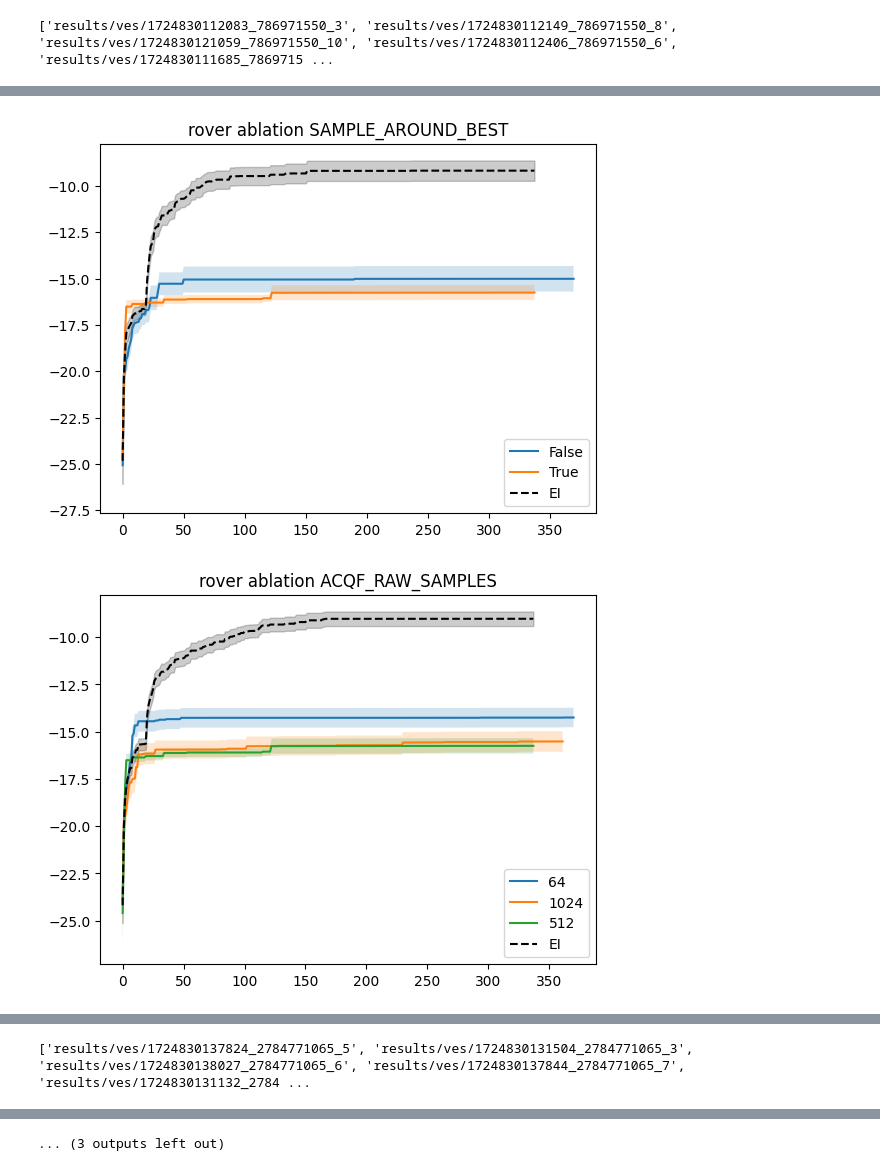
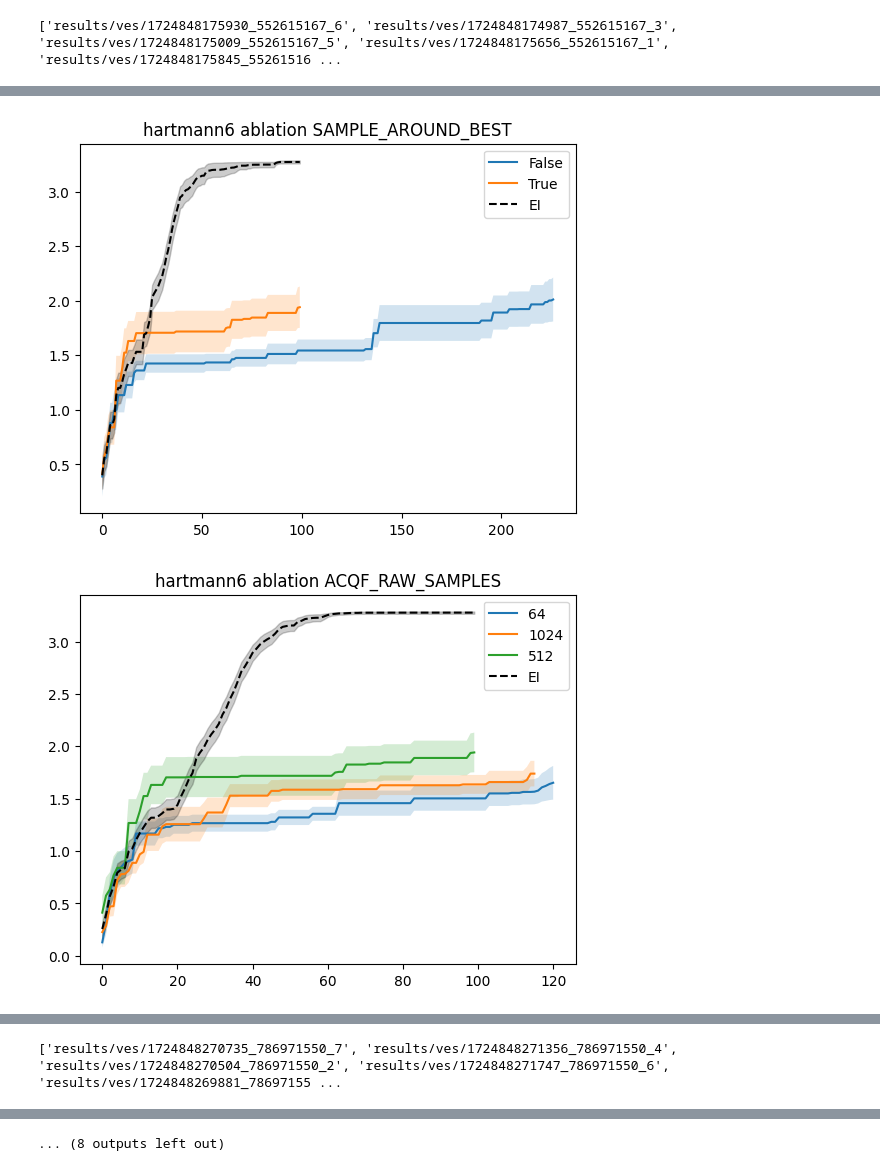
Before and after one commit to NUOJIN/variational-entropy-search, a Jupyter notebook: results.ipynb, the cells around one changed output, grey strips where cells are left out. Saved outputs shown, nothing was run; the diff lists cells and outputs as text; code cells hidden in the pictures.

Commit message:
updated results and container

```diff
--- a/results.ipynb
+++ b/results.ipynb
@@ -5,7 +5,7 @@ import json
 import numpy as np
 from matplotlib import pyplot as plt
 # %%
-benchmarks = ['hartmann6', 'rover', 'mopta08']
+benchmarks = ['branin2','hartmann6', 'rover', 'mopta08']
 
 run_dirs = glob.glob('results/ves/*')
 
@@ -35,6 +35,8 @@ for benchmark in benchmarks:
     for h in ablation_hashes:
         dirs = [d for d in ablation_dirs if int(d.split('/')[-1].split('_')[1]) == h]
         ves_y = [np.maximum.accumulate(np.load(f'{d}/train_y_ves.npy')) for d in dirs]
+        if len(ves_y) == 0:
+            continue
         min_len = min([len(y) for y in ves_y])
         ves_y = [y[:min_len] for y in ves_y]
         ves_y = np.stack(ves_y).squeeze(-1)
@@ -64,6 +66,8 @@ for benchmark in benchmarks:
     for h in ablation_hashes:
         dirs = [d for d in ablation_dirs if int(d.split('/')[-1].split('_')[1]) == h]
         ves_y = [np.maximum.accumulate(np.load(f'{d}/train_y_ves.npy')) for d in dirs]
+        if len(ves_y) == 0:
+            continue
         min_len = min([len(y) for y in ves_y])
         ves_y = [y[:min_len] for y in ves_y]
         ves_y = np.stack(ves_y).squeeze(-1)
@@ -93,6 +97,8 @@ for benchmark in benchmarks:
     for h in ablation_hashes:
         dirs = [d for d in ablation_dirs if int(d.split('/')[-1].split('_')[1]) == h]
         ves_y = [np.maximum.accumulate(np.load(f'{d}/train_y_ves.npy')) for d in dirs]
+        if len(ves_y) == 0:
+            continue
         min_len = min([len(y) for y in ves_y])
         ves_y = [y[:min_len] for y in ves_y]
         ves_y = np.stack(ves_y).squeeze(-1)
@@ -122,6 +128,8 @@ for benchmark in benchmarks:
     for h in ablation_hashes:
         dirs = [d for d in ablation_dirs if int(d.split('/')[-1].split('_')[1]) == h]
         ves_y = [np.maximum.accumulate(np.load(f'{d}/train_y_ves.npy')) for d in dirs]
+        if len(ves_y) == 0:
+            continue
         min_len = min([len(y) for y in ves_y])
         ves_y = [y[:min_len] for y in ves_y]
         ves_y = np.stack(ves_y).squeeze(-1)
@@ -150 +158 @@ for benchmark in benchmarks:
-['results/ves/1724830112083_786971550_3', 'results/ves/1724830112149_786971550_8', 'results/ves/1724830121059_786971550_10', 'results/ves/1724830112406_786971550_6', 'results/ves/1724830111685_7869715 ...
+['results/ves/1724848175930_552615167_6', 'results/ves/1724848174987_552615167_3', 'results/ves/1724848175009_552615167_5', 'results/ves/1724848175656_552615167_1', 'results/ves/1724848175845_55261516 ...
@@ -152,2 +160,2 @@ for benchmark in benchmarks:
-[figure, old version]
+[figure, new version]
-[figure, old version]
+[figure, new version]
@@ -155 +163 @@ for benchmark in benchmarks:
-['results/ves/1724830137824_2784771065_5', 'results/ves/1724830131504_2784771065_3', 'results/ves/1724830138027_2784771065_6', 'results/ves/1724830137844_2784771065_7', 'results/ves/1724830131132_2784 ...
+['results/ves/1724848270735_786971550_7', 'results/ves/1724848271356_786971550_4', 'results/ves/1724848270504_786971550_2', 'results/ves/1724848271747_786971550_6', 'results/ves/1724848269881_78697155 ...
@@ -157 +165 @@ for benchmark in benchmarks:
-... (3 outputs left out)
+... (8 outputs left out)
```
Also changed, not shown: parts of 1 cell of this notebook, 1 other file.
